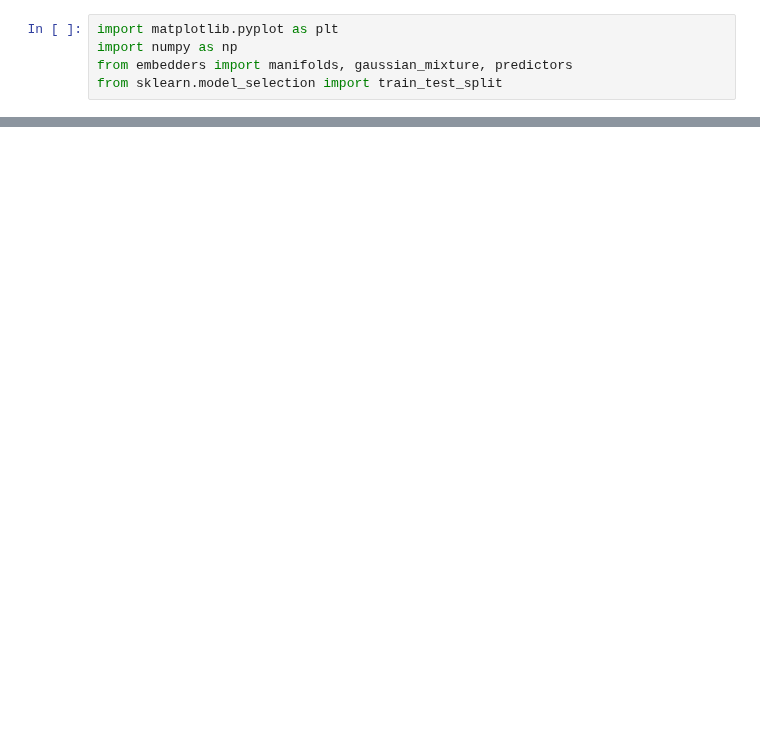
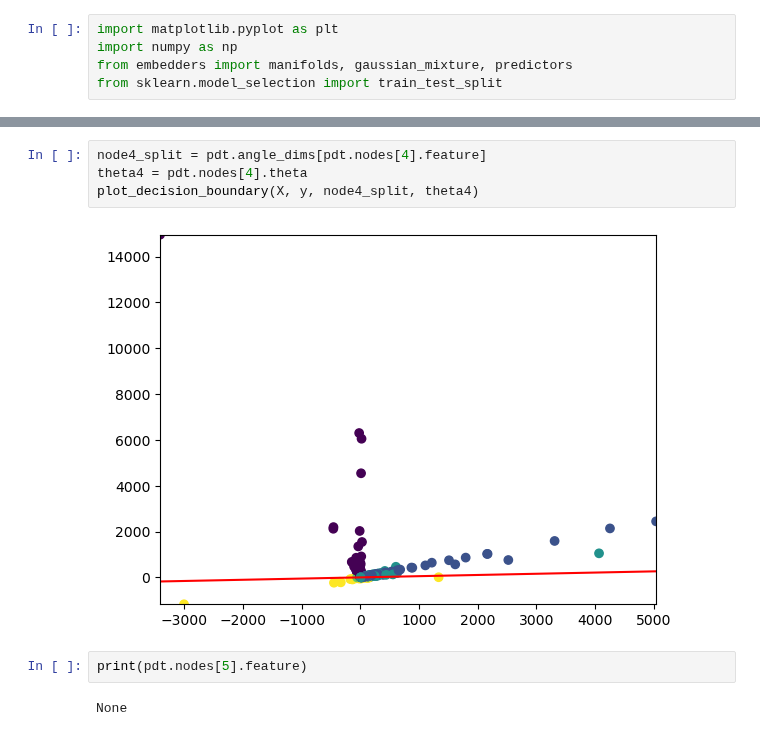
Before and after one commit to qc2321/embedders, a Jupyter notebook: notebooks/QC_pc_basic_visualization.ipynb, the cells around one changed output, grey strips where cells are left out. Saved outputs shown, nothing was run; the diff lists cells and outputs as text; blank space fills up the shorter version.

```diff
--- a/notebooks/QC_pc_basic_visualization.ipynb
+++ b/notebooks/QC_pc_basic_visualization.ipynb
@@ -47,0 +54,10 @@ pdt.nodes[1].__dict__
+# %%
+node4_split = pdt.angle_dims[pdt.nodes[4].feature]
+theta4 = pdt.nodes[4].theta
+plot_decision_boundary(X, y, node4_split, theta4)
+# %% [output]
+[figure, added]
+# %%
+print(pdt.nodes[5].feature)
+# %% [output]
+None
```
Also changed, not shown: parts of 12 cells of this notebook.
